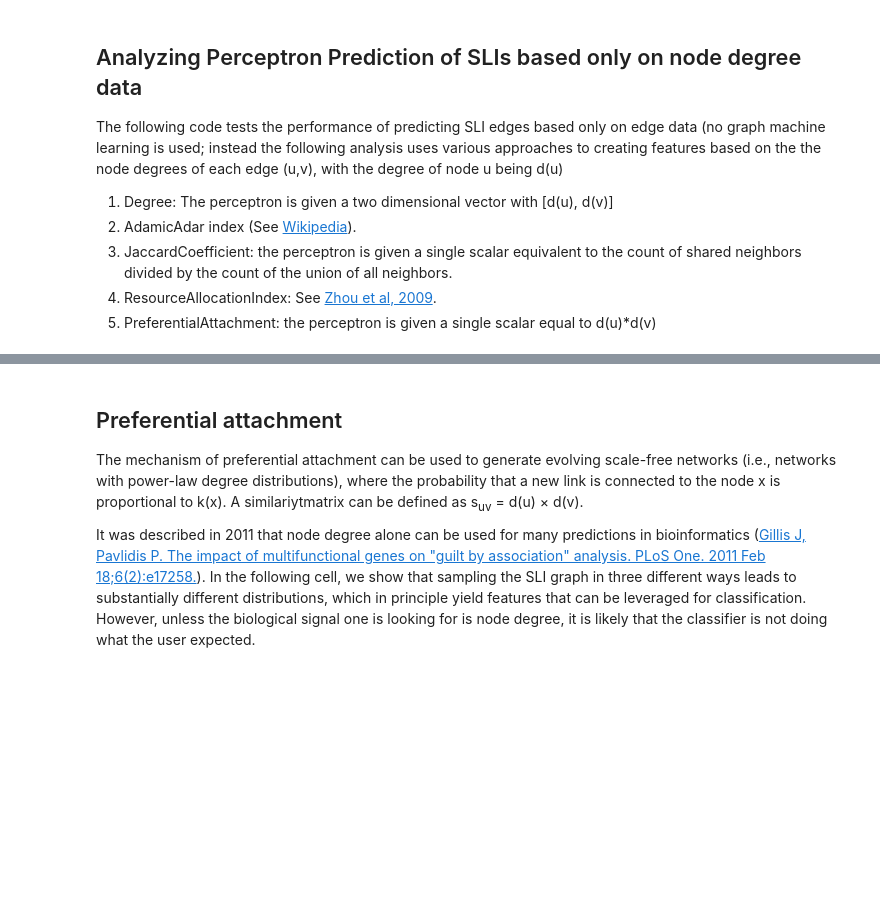
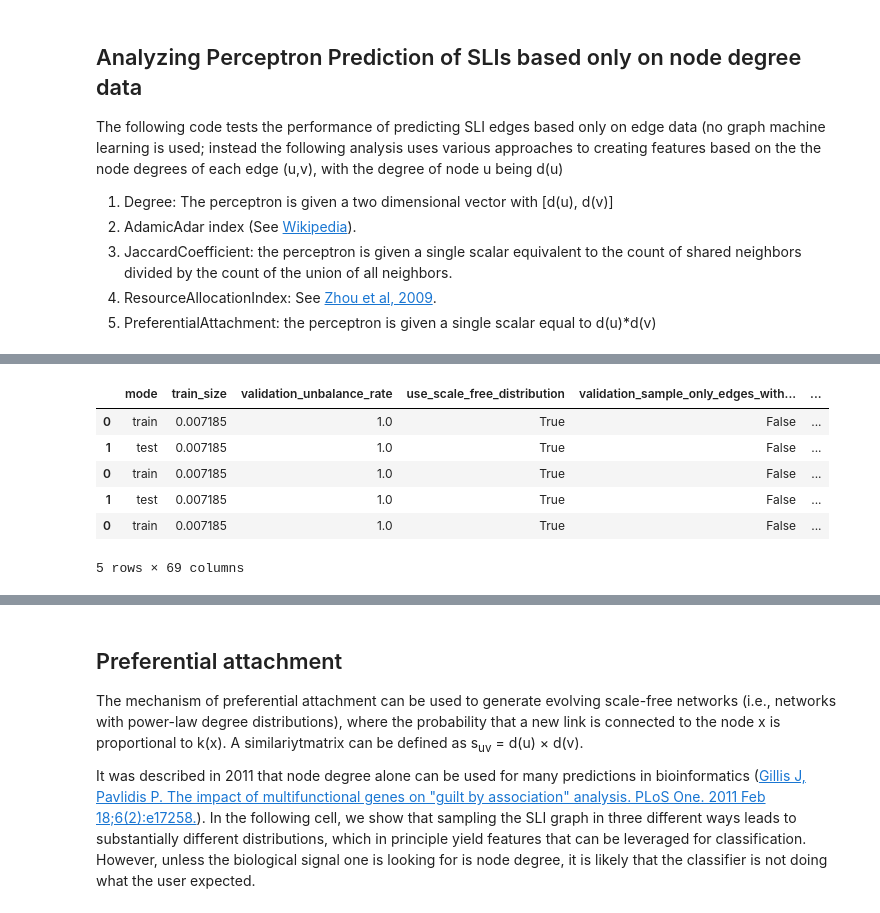
Before and after one commit to monarch-initiative/negativeExampleSelection, a Jupyter notebook: degreeBias.ipynb, the cells around one changed output, grey strips where cells are left out. Saved outputs shown, nothing was run; the diff lists cells and outputs as text; code cells hidden in the pictures; blank space fills up the shorter version.

```diff
--- a/degreeBias.ipynb
+++ b/degreeBias.ipynb
@@ -43,3 +42,7 @@ string_graph = string_graph\
 path = f"{graph_root}/kghub/SLDB/20220522/sldb/merged-kg_nodes.tsv"
 data = pd.read_csv(path, sep="\t")
 remapping_sli = dict(zip(data[data.columns[0]], data[data.columns[2]]))
+# Restrict the graph to the largest connected component
+sli_graph = sli_graph.remap_from_node_names_map(remapping_sli).set_all_node_types("Gene").set_all_edge_types("SLI")
+composite_graph = (sli_graph | string_graph).remove_components(top_k_components=1)
+subgraph = composite_graph.filter_from_names(edge_type_names_to_keep=["SLI"])
@@ -48,7 +48,0 @@ remapping_sli = dict(zip(data[data.columns[0]], data[data.columns[2]]))
-# %%
-sli_graph = sli_graph.remap_from_node_names_map(remapping_sli).set_all_node_types("Gene").set_all_edge_types("SLI")
-composite_graph = (sli_graph | string_graph).remove_components(top_k_components=1)
-
-subgraph = composite_graph.filter_from_names(
-    edge_type_names_to_keep=["SLI"]
-)
@@ -112,0 +99,25 @@ results.to_csv("degree_only_perceptron.tsv",sep="\t")
+# %%
+df = results.copy()
+df['edge_features'] =  df[('model_parameters', 'edge_features')] \
+     .map(lambda x: x.replace("['","").replace("']",""))
+df["evaluation"] = [
+    "DANS"
+    if use_scale_free_distribution
+    else "UNS"
+    for use_scale_free_distribution in df.use_scale_free_distribution
+]
+
+df["edge_features"] = [f.replace("ResourceAllocationIndex", "RAI") for f in df["edge_features"]]
+df["edge_features"] = [f.replace("JaccardCoefficient", "Jaccard") for f in df["edge_features"]]
+df["edge_features"] = [f.replace("PreferentialAttachment", "Pref. Attach") for f in df["edge_features"]]
+df["edge_features"] = [f.replace("AdamicAdar", "Adamic Adar") for f in df["edge_features"]]
+df = df.rename(columns={"evaluation_mode": "mode", 'edge_features':'methods'})
+df.head()
+# %% [output]
+|  | mode | train_size | validation_unbalance_rate | use_scale_free_distribution | validation_sample_only_edges_with... | ... |
+| 0 | train | 0.007185 | 1.0 | True | False | ... |
+| 1 | test | 0.007185 | 1.0 | True | False | ... |
+| 0 | train | 0.007185 | 1.0 | True | False | ... |
+| 1 | test | 0.007185 | 1.0 | True | False | ... |
+| 0 | train | 0.007185 | 1.0 | True | False | ... |
+5 rows × 69 columns
```
Also changed, not shown: parts of 30 cells of this notebook.
